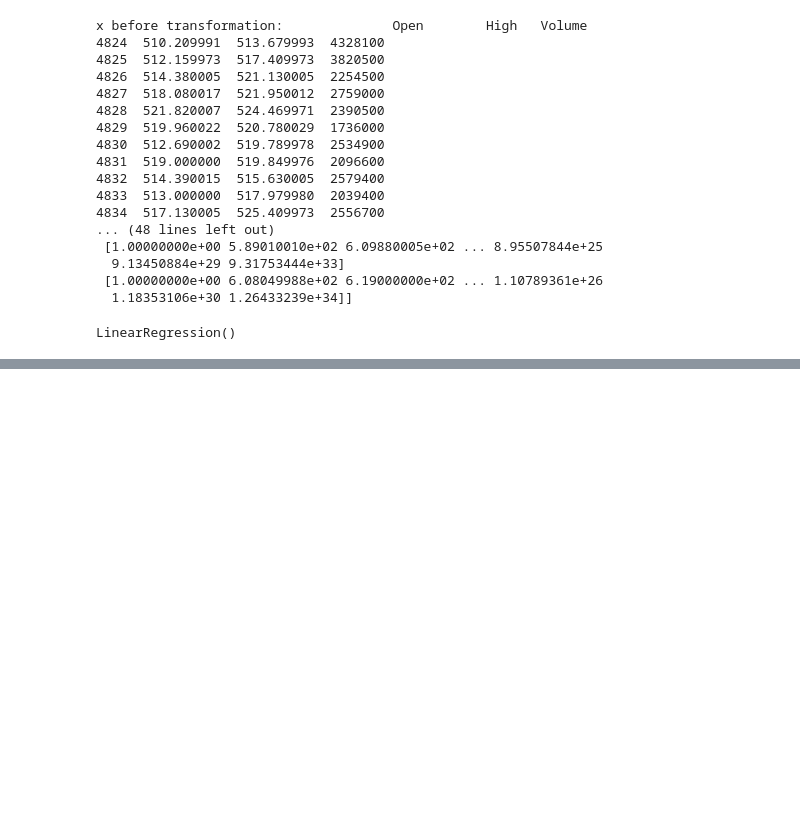
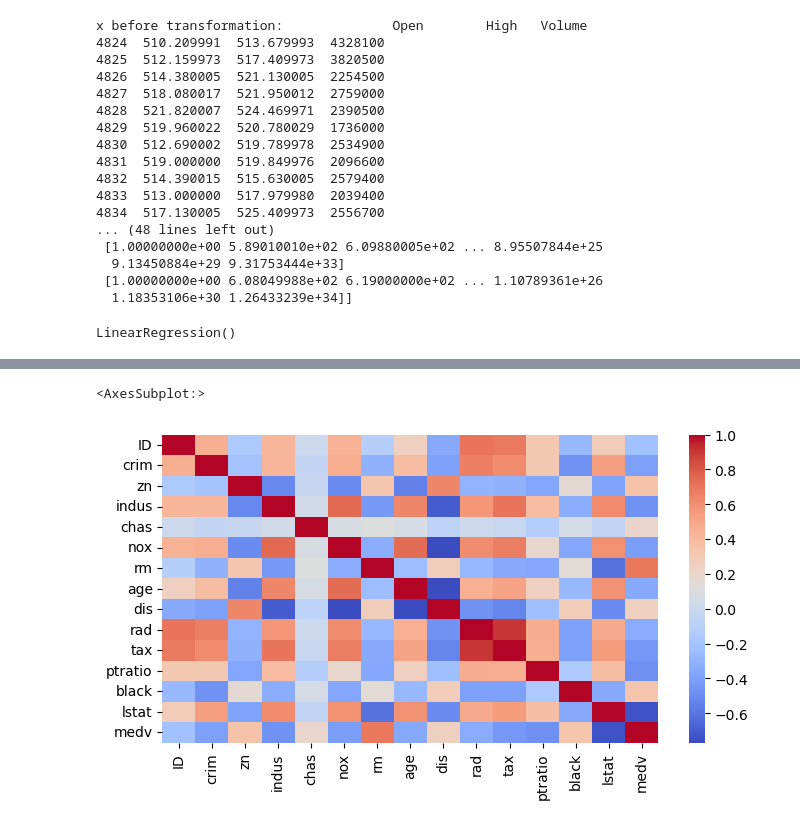
Before and after one commit to Ahmedfetni/workshops, a Jupyter notebook: linear_regression_workshop.ipynb, the cells around one changed output, grey strips where cells are left out. Drawn from its saved outputs; the diff is of its cells as text; code cells hidden in the pictures; blank space fills up the shorter version.

```diff
--- a/linear_regression_workshop.ipynb
+++ b/linear_regression_workshop.ipynb
@@ -272,0 +181,3 @@ Int64Index([0, 1, 2, 3, 4, 5, 6, 7, 8, 9, 10], dtype='int64')
+# %%
+df = pd.read_csv("boston_train.csv") # the source of the data is kaggle
+df
@@ -272,0 +255,7 @@ Int64Index([0, 1, 2, 3, 4, 5, 6, 7, 8, 9, 10], dtype='int64')
+# %%
+#correlation between variables
+plt.subplots(figsize=(8,4))
+sns.heatmap(df.corr(), cmap = 'coolwarm')
+# %% [output]
+<AxesSubplot:>
+[figure, added]
```
Also changed, not shown: parts of 37 cells of this notebook, 11 other files.
